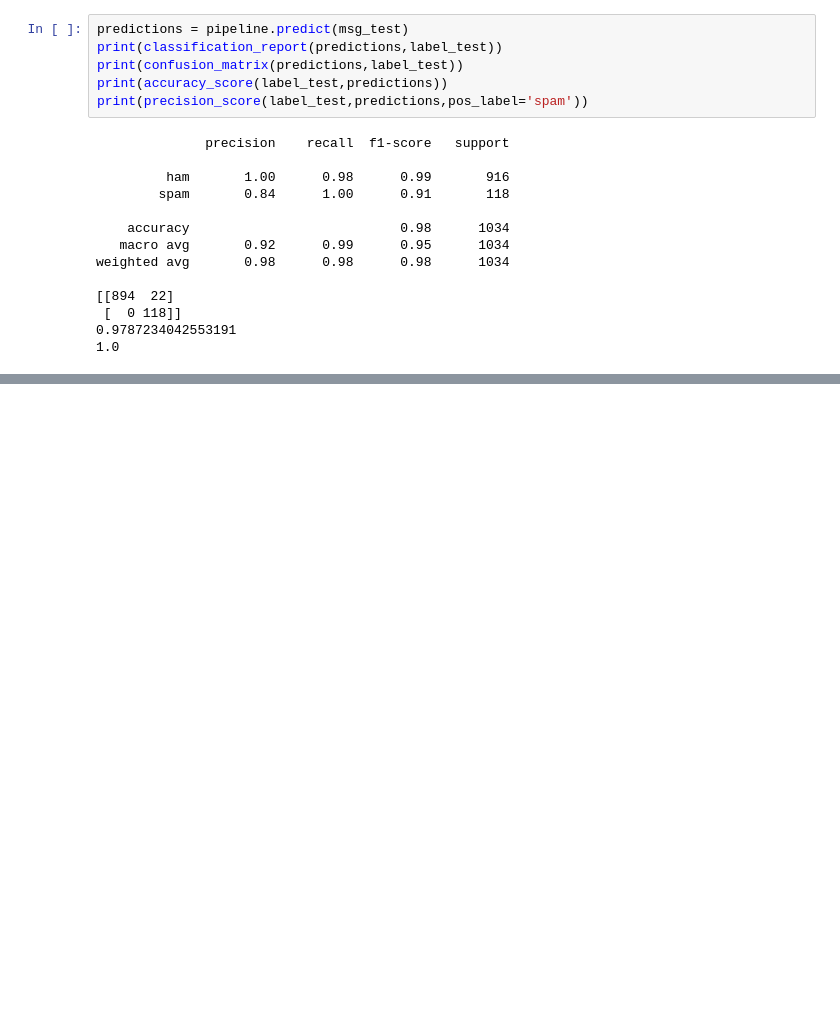
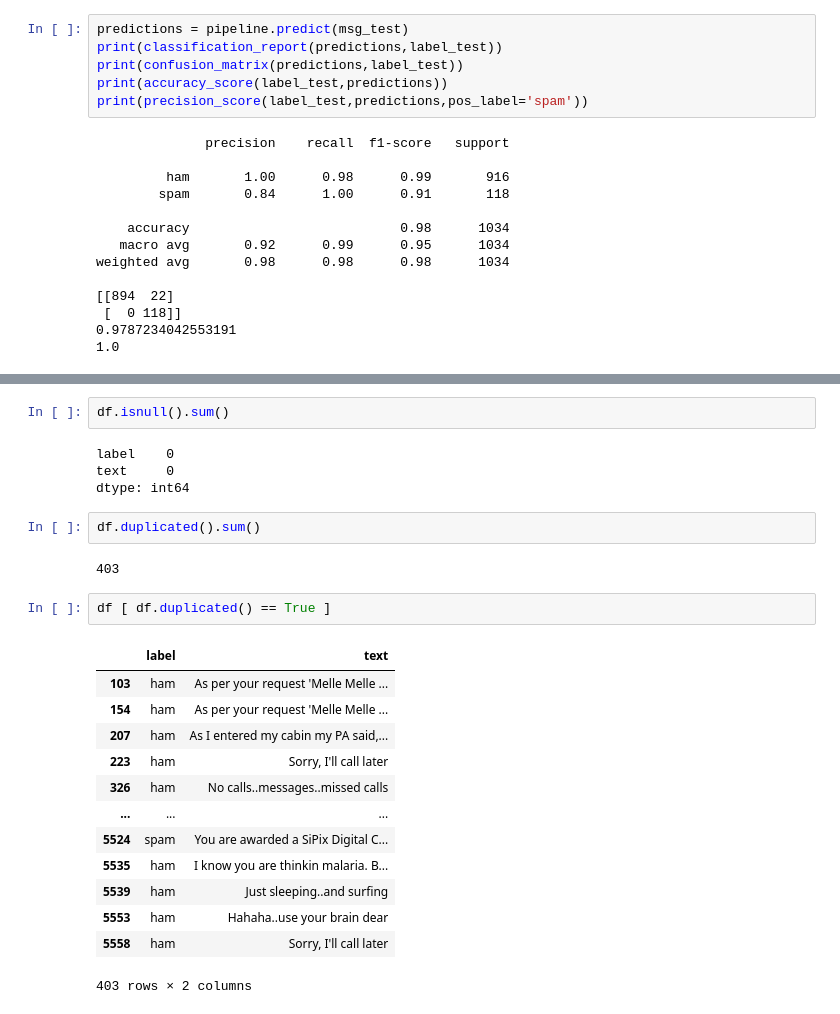
Before and after one commit to RishitSingh10/Email-Spam-Classifier, a Jupyter notebook: sms-spam-classifier.ipynb, the cells around one changed output, grey strips where cells are left out. Cells and saved outputs as stored; diff of their text form; blank space fills up the shorter version.

```diff
--- a/sms-spam-classifier.ipynb
+++ b/sms-spam-classifier.ipynb
@@ -404,0 +436,26 @@ for message_no, message in enumerate(msg_test[20:30]):
+# %%
+df.isnull().sum()
+# %% [output]
+label    0
+text     0
+dtype: int64
+# %%
+df.duplicated().sum()
+# %% [output]
+403
+# %%
+df [ df.duplicated() == True ]
+# %% [output]
+|  | label | text |
+| 103 | ham | As per your request 'Melle Melle ... |
+| 154 | ham | As per your request 'Melle Melle ... |
+| 207 | ham | As I entered my cabin my PA said,... |
+| 223 | ham | Sorry, I'll call later |
+| 326 | ham | No calls..messages..missed calls |
+| ... | ... | ... |
+| 5524 | spam | You are awarded a SiPix Digital C... |
+| 5535 | ham | I know you are thinkin malaria. B... |
+| 5539 | ham | Just sleeping..and surfing |
+| 5553 | ham | Hahaha..use your brain dear |
+| 5558 | ham | Sorry, I'll call later |
+403 rows × 2 columns
```
Also changed, not shown: parts of 73 cells of this notebook.
